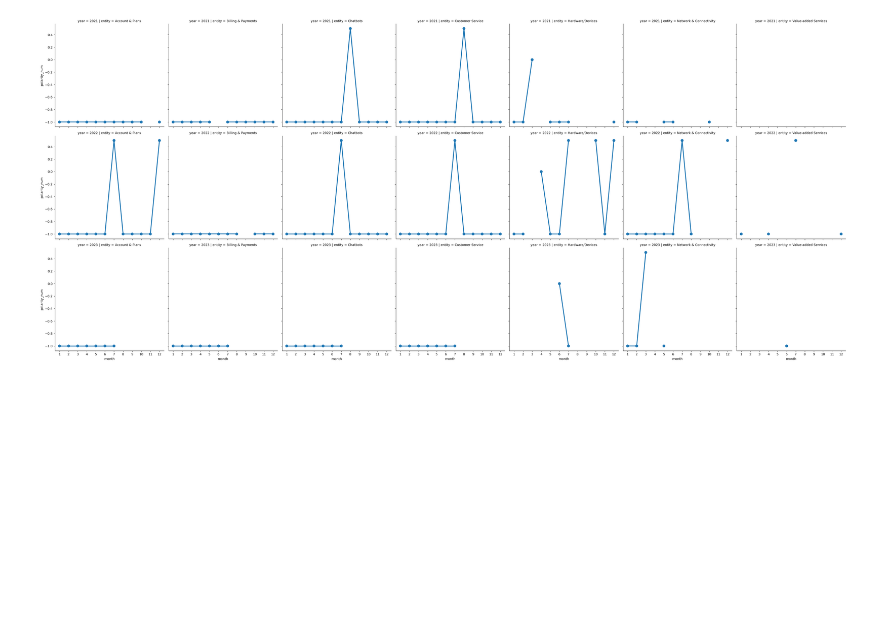
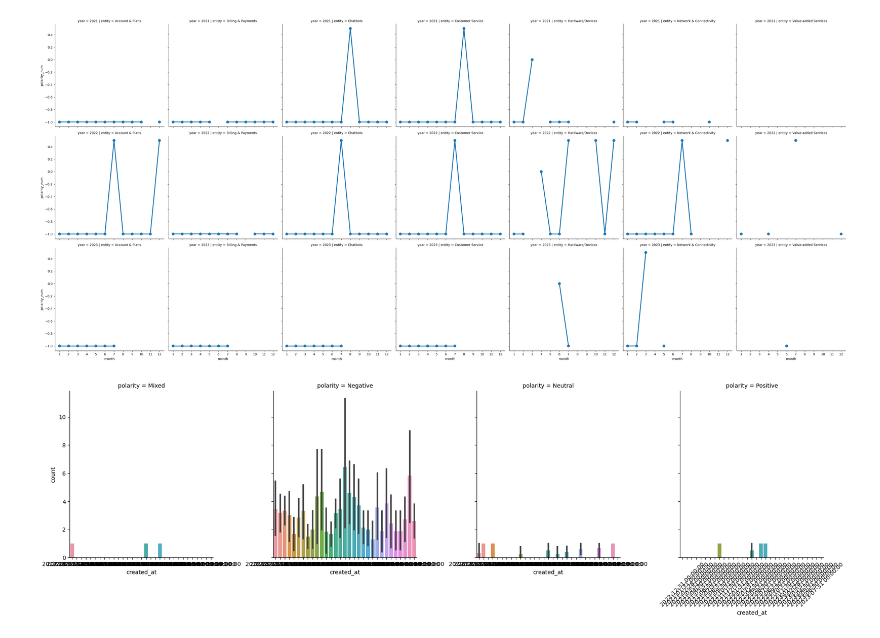
Before and after one commit to JohnnyFoulds/dsm050-2023-apr, a Jupyter notebook: notebooks/03_coursework/03-04_time_series.ipynb, the cells around one changed output. Saved outputs shown, nothing was run; the diff lists cells and outputs as text; code cells hidden in the pictures; blank space fills up the shorter version.

Commit message:
Vodacom - Entity Polarity plot

```diff
--- a/notebooks/03_coursework/03-04_time_series.ipynb
+++ b/notebooks/03_coursework/03-04_time_series.ipynb
@@ -588,3 +588,18 @@ sns.catplot(
 # %% [output]
 <seaborn.axisgrid.FacetGrid at 0x...>
 [figure]
+# %%
+sns.catplot(
+    data=df_hp_entity_polarity \
+        .reset_index() \
+        .query('business_slug == "vodacom"'),
+    x='created_at',
+    y='count',
+    col='polarity',
+    kind='bar'
+)
+
+plt.xticks(rotation=45)
+plt.show()
+# %% [output]
+[figure, added]
```
Also changed, not shown: parts of 7 cells of this notebook.
